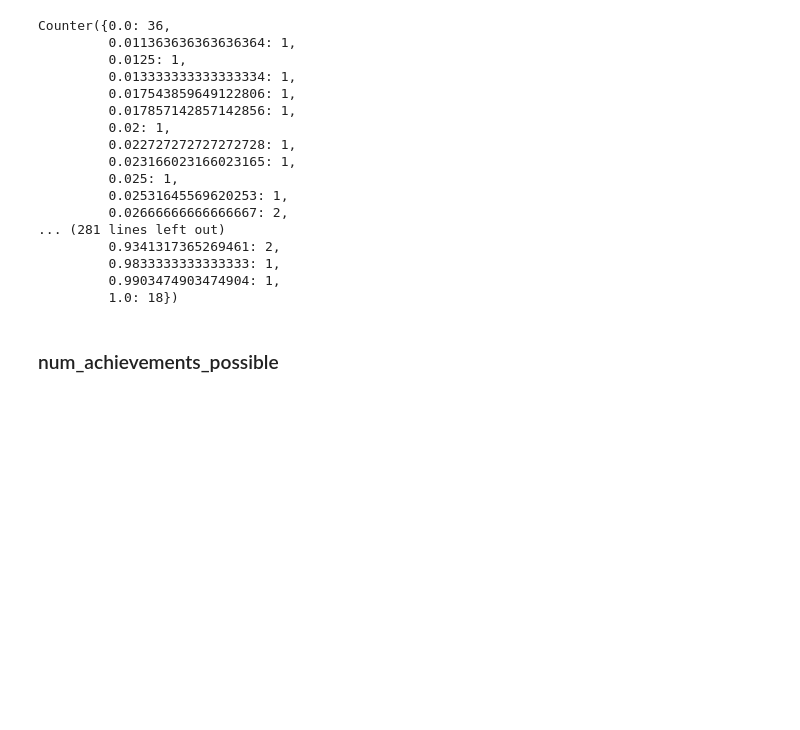
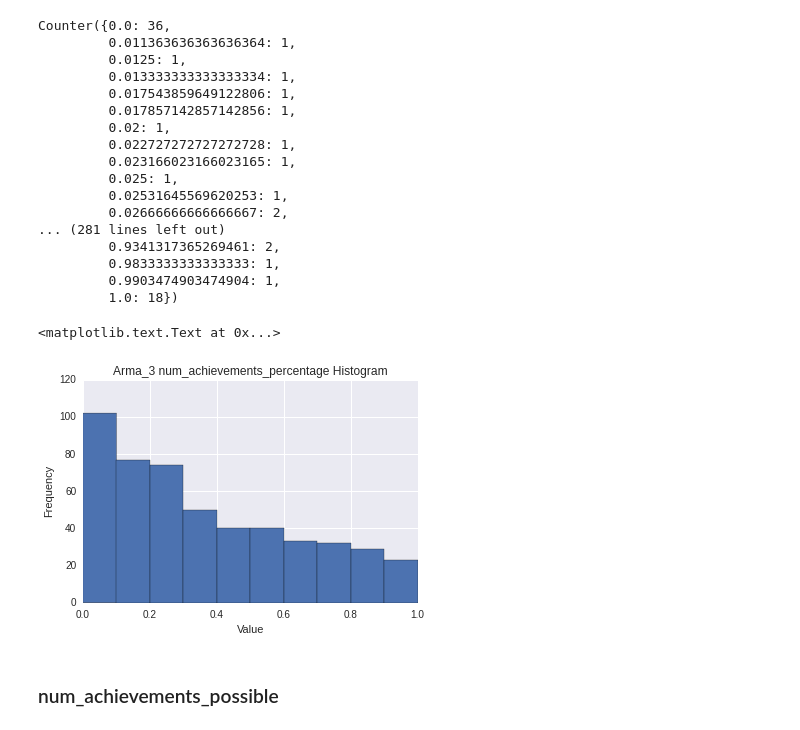
Before and after one commit to mulhod/reviewer_experience_prediction, a Jupyter notebook: jupyter_notebooks/Exploring_Label_Distribution.ipynb, the cells around one changed output. Drawn from its saved outputs; the diff is of its cells as text; code cells hidden in the pictures; blank space fills up the shorter version.

```diff
--- a/jupyter_notebooks/Exploring_Label_Distribution.ipynb
+++ b/jupyter_notebooks/Exploring_Label_Distribution.ipynb
@@ -457,6 +469,16 @@ Counter({0.0: 36,
          0.9833333333333333: 1,
          0.9903474903474904: 1,
          1.0: 18})
+# %%
+num_achievements_percentage_raw_label_values_Arma_3 = list(dist_info_dict_Arma_3['num_achievements_percentage']['id_strings_labels_dict'].values())
+# %%
+plt.hist(num_achievements_percentage_raw_label_values_Arma_3)
+plt.title("Arma_3 num_achievements_percentage Histogram")
+plt.xlabel("Value")
+plt.ylabel("Frequency")
+# %% [output]
+<matplotlib.text.Text at 0x...>
+[figure, added]
 # %% [markdown]
 ### num_achievements_possible
 # %%
```
Also changed, not shown: parts of 6 cells of this notebook, 2 other files.
